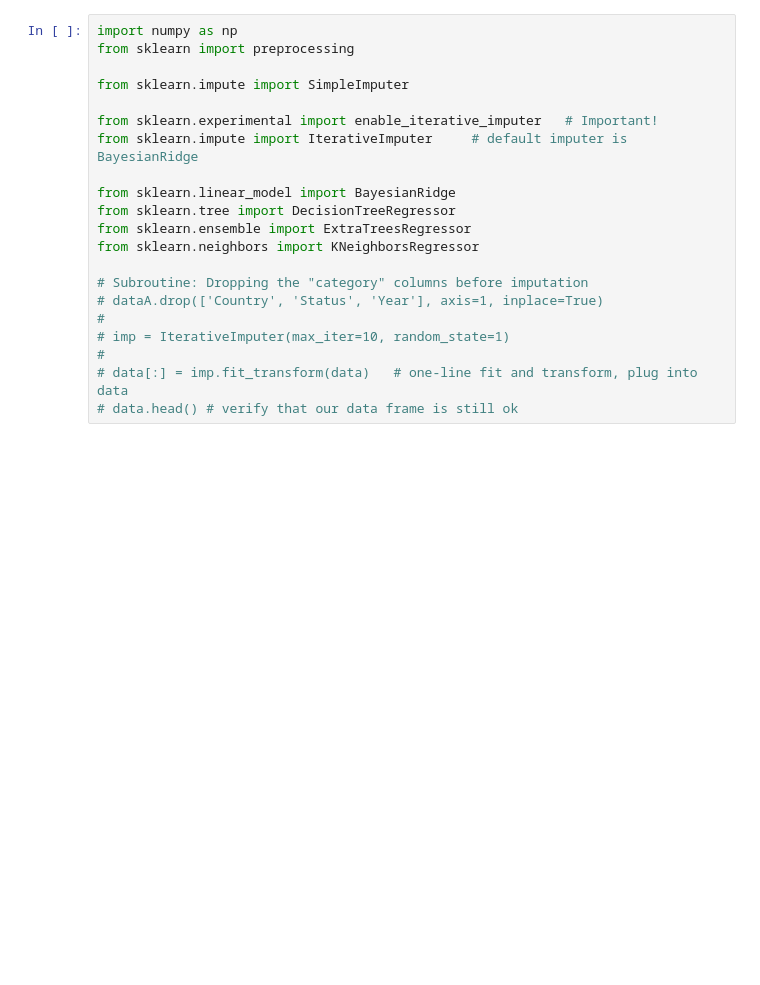
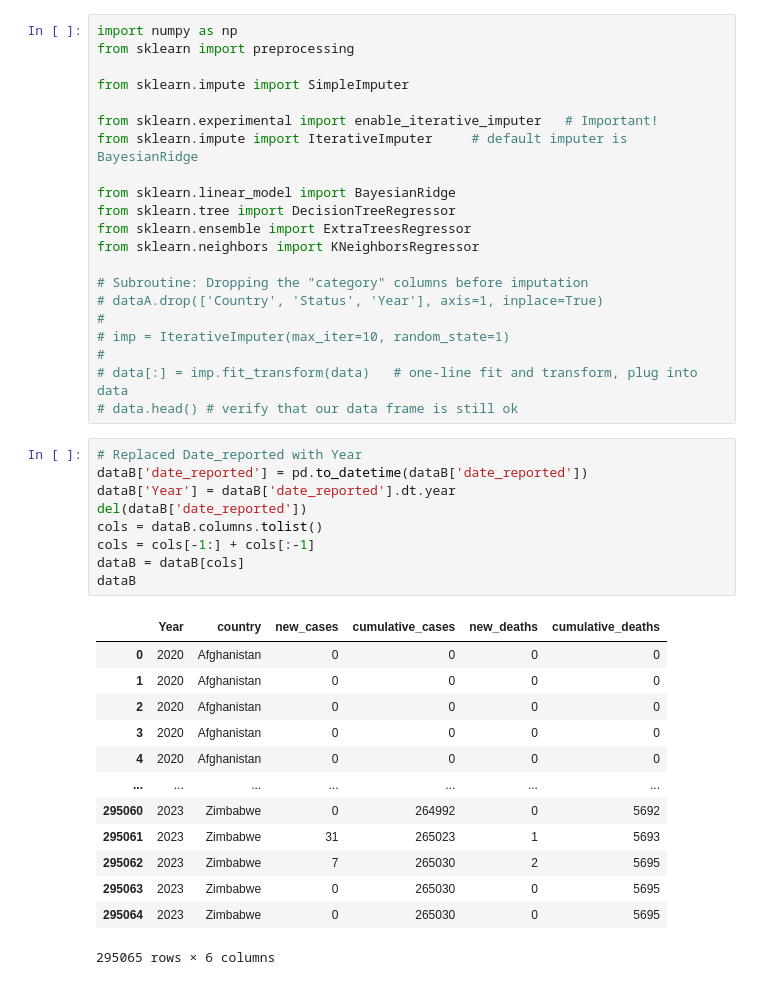
Before and after one commit to YSHebron/cs180-final-project, a Jupyter notebook: cs180-final-project.ipynb, the cells around one changed output. Saved outputs shown, nothing was run; the diff lists cells and outputs as text; blank space fills up the shorter version.

Commit message:
changed dr to year

```diff
--- a/cs180-final-project.ipynb
+++ b/cs180-final-project.ipynb
@@ -233,3 +233,26 @@ from sklearn.neighbors import KNeighborsRegressor
 #
 # data[:] = imp.fit_transform(data)   # one-line fit and transform, plug into data
 # data.head() # verify that our data frame is still ok
+# %%
+# Replaced Date_reported with Year
+dataB['date_reported'] = pd.to_datetime(dataB['date_reported'])
+dataB['Year'] = dataB['date_reported'].dt.year
+del(dataB['date_reported'])
+cols = dataB.columns.tolist()
+cols = cols[-1:] + cols[:-1]
+dataB = dataB[cols]
+dataB
+# %% [output]
+|  | Year | country | new_cases | cumulative_cases | new_deaths | cumulative_deaths |
+| 0 | 2020 | Afghanistan | 0 | 0 | 0 | 0 |
+| 1 | 2020 | Afghanistan | 0 | 0 | 0 | 0 |
+| 2 | 2020 | Afghanistan | 0 | 0 | 0 | 0 |
+| 3 | 2020 | Afghanistan | 0 | 0 | 0 | 0 |
+| 4 | 2020 | Afghanistan | 0 | 0 | 0 | 0 |
+| ... | ... | ... | ... | ... | ... | ... |
+| 295060 | 2023 | Zimbabwe | 0 | 264992 | 0 | 5692 |
+| 295061 | 2023 | Zimbabwe | 31 | 265023 | 1 | 5693 |
+| 295062 | 2023 | Zimbabwe | 7 | 265030 | 2 | 5695 |
+| 295063 | 2023 | Zimbabwe | 0 | 265030 | 0 | 5695 |
+| 295064 | 2023 | Zimbabwe | 0 | 265030 | 0 | 5695 |
+295065 rows × 6 columns
```
